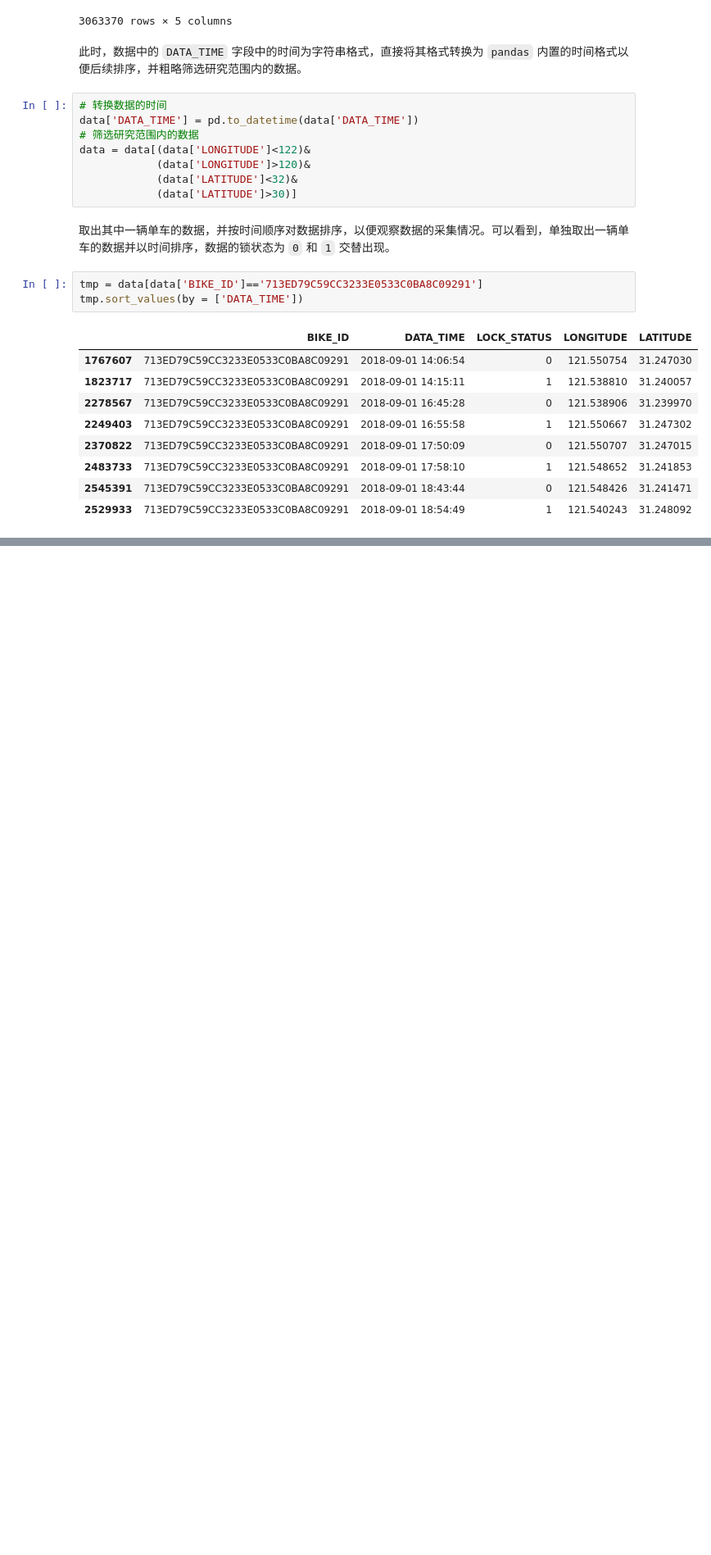
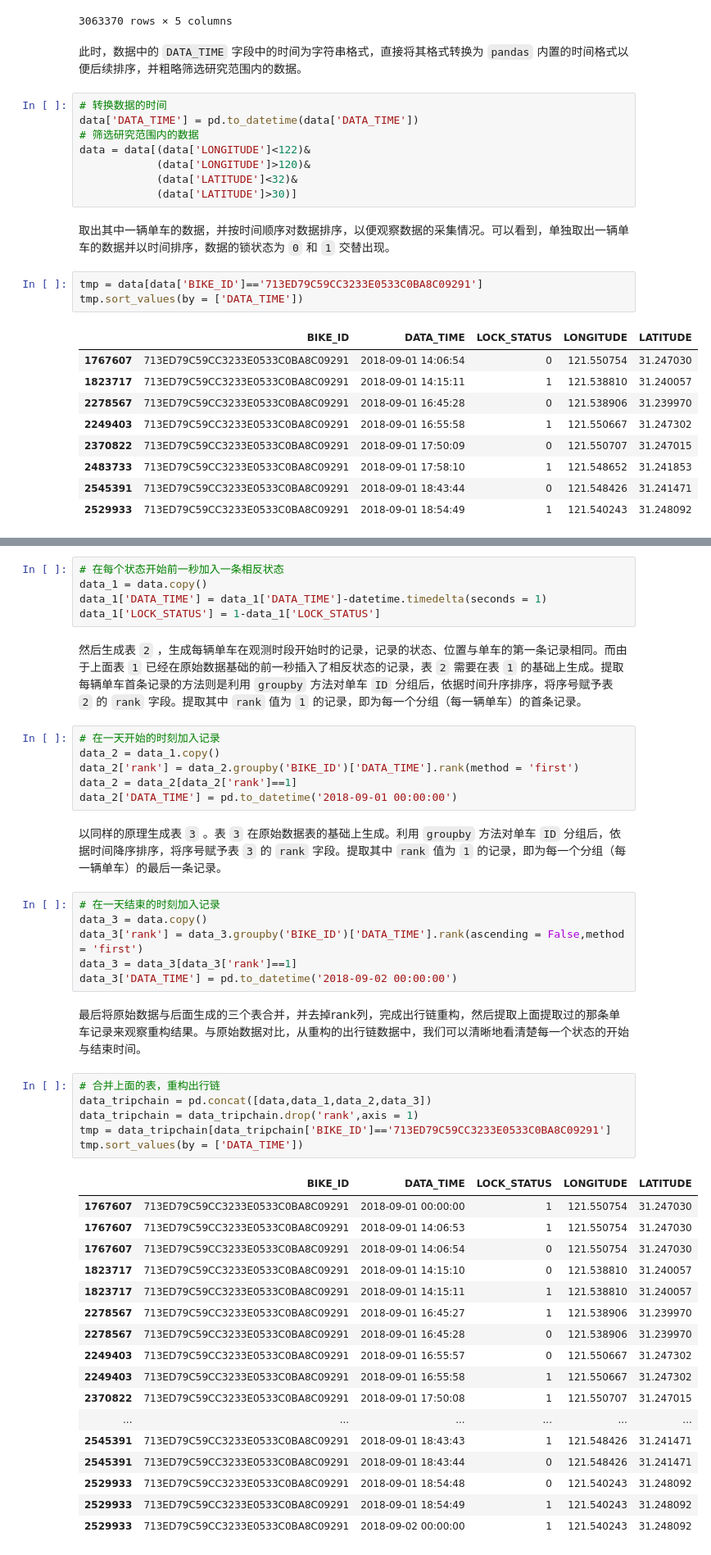
Before and after one commit to raingrain/analysis-of-dockless-bicyclesharing-data-in-shanghai, a Jupyter notebook: src/main.ipynb, the cells around one changed output, grey strips where cells are left out. Shown at 82% size. Cells and saved outputs as stored; diff of their text form; blank space fills up the shorter version.

Commit message:
完成出行链重构、骑行与停车提取，骑行距离分析

```diff
--- a/src/main.ipynb
+++ b/src/main.ipynb
@@ -59,0 +90,47 @@ tmp.sort_values(by = ['DATA_TIME'])
+# %%
+# 在每个状态开始前一秒加入一条相反状态
+data_1 = data.copy()
+data_1['DATA_TIME'] = data_1['DATA_TIME']-datetime.timedelta(seconds = 1)
+data_1['LOCK_STATUS'] = 1-data_1['LOCK_STATUS']
+# %% [markdown]
+然后生成表 `2` ，生成每辆单车在观测时段开始时的记录，记录的状态、位置与单车的第一条记录相同。而由于上面表 `1` 已经在原始数据基础的前一秒插入了相反状态的记录，表 `2` 需要在表 `1` 的基础上生成。提取每辆单车首条记录的方法则是利用 `groupby` 方法对单车 `ID` 分组后，依据时间升序排序，将序号赋予表 `2` 的 `rank` 字段。提取其中 `rank` 值为 `1` 的记录，即为每一个分组（每一辆单车）的首条记录。
+# %%
+# 在一天开始的时刻加入记录
+data_2 = data_1.copy()
+data_2['rank'] = data_2.groupby('BIKE_ID')['DATA_TIME'].rank(method = 'first')
+data_2 = data_2[data_2['rank']==1]
+data_2['DATA_TIME'] = pd.to_datetime('2018-09-01 00:00:00')
+# %% [markdown]
+以同样的原理生成表 `3` 。表 `3` 在原始数据表的基础上生成。利用 `groupby` 方法对单车 `ID` 分组后，依据时间降序排序，将序号赋予表 `3` 的 `rank` 字段。提取其中 `rank` 值为 `1` 的记录，即为每一个分组（每一辆单车）的最后一条记录。
+# %%
+# 在一天结束的时刻加入记录
+data_3 = data.copy()
+data_3['rank'] = data_3.groupby('BIKE_ID')['DATA_TIME'].rank(ascending = False,method = 'first')
+data_3 = data_3[data_3['rank']==1]
+data_3['DATA_TIME'] = pd.to_datetime('2018-09-02 00:00:00')
+# %% [markdown]
+最后将原始数据与后面生成的三个表合并，并去掉rank列，完成出行链重构，然后提取上面提取过的那条单车记录来观察重构结果。与原始数据对比，从重构的出行链数据中，我们可以清晰地看清楚每一个状态的开始与结束时间。
+# %%
+# 合并上面的表，重构出行链
+data_tripchain = pd.concat([data,data_1,data_2,data_3])
+data_tripchain = data_tripchain.drop('rank',axis = 1)
+tmp = data_tripchain[data_tripchain['BIKE_ID']=='713ED79C59CC3233E0533C0BA8C09291']
+tmp.sort_values(by = ['DATA_TIME'])
+# %% [output]
+|  | BIKE_ID | DATA_TIME | LOCK_STATUS | LONGITUDE | LATITUDE |
+| 1767607 | 713ED79C59CC3233E0533C0BA8C09291 | 2018-09-01 00:00:00 | 1 | 121.550754 | 31.247030 |
+| 1767607 | 713ED79C59CC3233E0533C0BA8C09291 | 2018-09-01 14:06:53 | 1 | 121.550754 | 31.247030 |
+| 1767607 | 713ED79C59CC3233E0533C0BA8C09291 | 2018-09-01 14:06:54 | 0 | 121.550754 | 31.247030 |
+| 1823717 | 713ED79C59CC3233E0533C0BA8C09291 | 2018-09-01 14:15:10 | 0 | 121.538810 | 31.240057 |
+| 1823717 | 713ED79C59CC3233E0533C0BA8C09291 | 2018-09-01 14:15:11 | 1 | 121.538810 | 31.240057 |
+| 2278567 | 713ED79C59CC3233E0533C0BA8C09291 | 2018-09-01 16:45:27 | 1 | 121.538906 | 31.239970 |
+| 2278567 | 713ED79C59CC3233E0533C0BA8C09291 | 2018-09-01 16:45:28 | 0 | 121.538906 | 31.239970 |
+| 2249403 | 713ED79C59CC3233E0533C0BA8C09291 | 2018-09-01 16:55:57 | 0 | 121.550667 | 31.247302 |
+| 2249403 | 713ED79C59CC3233E0533C0BA8C09291 | 2018-09-01 16:55:58 | 1 | 121.550667 | 31.247302 |
+| 2370822 | 713ED79C59CC3233E0533C0BA8C09291 | 2018-09-01 17:50:08 | 1 | 121.550707 | 31.247015 |
+| ... | ... | ... | ... | ... | ... |
+| 2545391 | 713ED79C59CC3233E0533C0BA8C09291 | 2018-09-01 18:43:43 | 1 | 121.548426 | 31.241471 |
+| 2545391 | 713ED79C59CC3233E0533C0BA8C09291 | 2018-09-01 18:43:44 | 0 | 121.548426 | 31.241471 |
+| 2529933 | 713ED79C59CC3233E0533C0BA8C09291 | 2018-09-01 18:54:48 | 0 | 121.540243 | 31.248092 |
+| 2529933 | 713ED79C59CC3233E0533C0BA8C09291 | 2018-09-01 18:54:49 | 1 | 121.540243 | 31.248092 |
+| 2529933 | 713ED79C59CC3233E0533C0BA8C09291 | 2018-09-02 00:00:00 | 1 | 121.540243 | 31.248092 |
```
Also changed, not shown: parts of 20 cells of this notebook.
